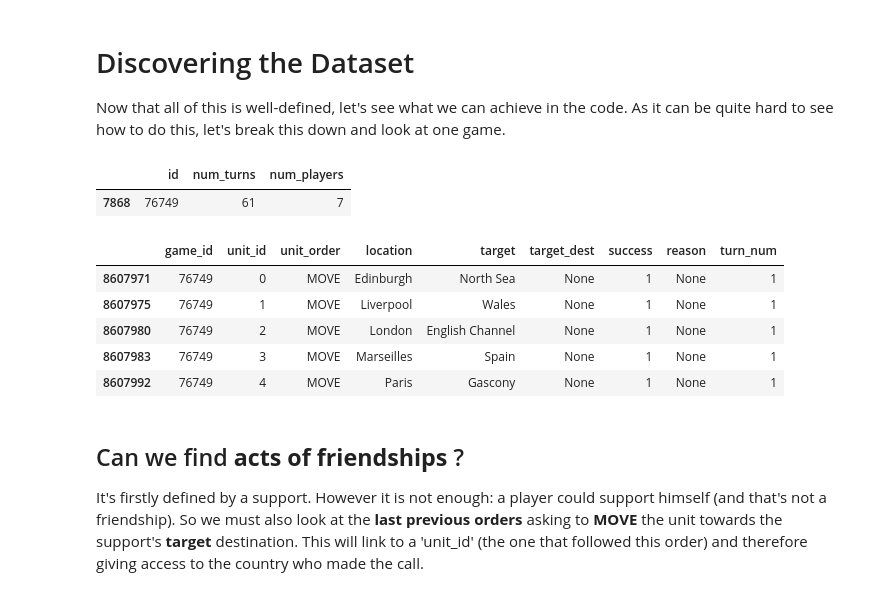
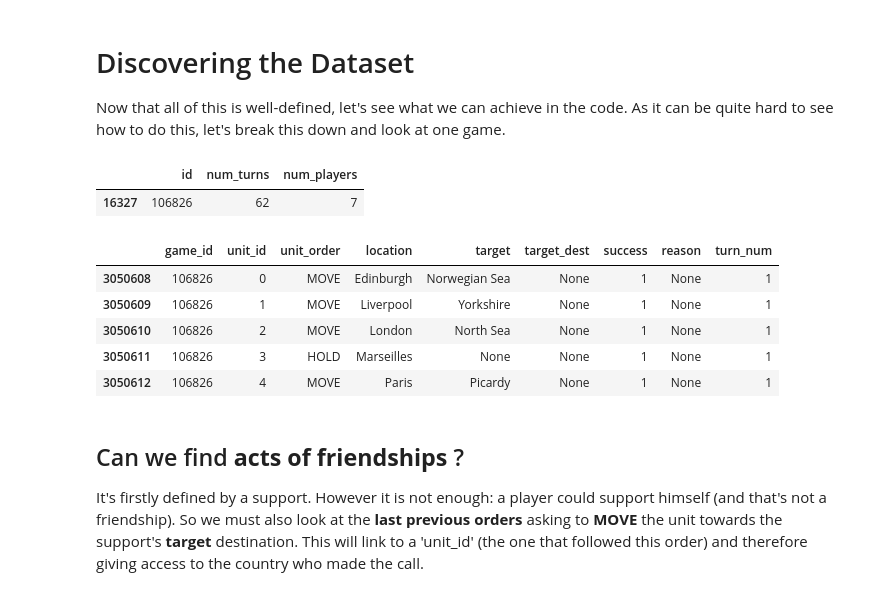
Before and after one commit to epfl-ada/ada-2020-project-milestone-p3-p3_chic, a Jupyter notebook: p4.ipynb, the cells around one changed output. Cells and saved outputs as stored; diff of their text form; code cells hidden in the pictures.

```diff
--- a/p4.ipynb
+++ b/p4.ipynb
@@ -94,12 +94,12 @@ We also give an clarification for the rows of 'all_orders' (i.e. the proper orde
 Now that all of this is well-defined, let's see what we can achieve in the code. As it can be quite hard to see how to do this, let's break this down and look at one game.
 # %%
 # extract one game
-game = all_games.query("id == 76749")
+game = all_games.query("id == 106826")
 game_id = game.iloc[0,0]
 game
 # %% [output]
 |  | id | num_turns | num_players |
-| 7868 | 76749 | 61 | 7 |
+| 16327 | 106826 | 62 | 7 |
 # %%
 # for this game, extract turns, orders and units
 turns = all_turns.query("game_id == {}".format(game_id))
@@ -108,11 +108,11 @@ units = all_units.query("game_id == {}".format(game_id))
 orders.head()
 # %% [output]
 |  | game_id | unit_id | unit_order | location | target | target_dest | success | reason | turn_num |
-| 8607971 | 76749 | 0 | MOVE | Edinburgh | North Sea | None | 1 | None | 1 |
-| 8607975 | 76749 | 1 | MOVE | Liverpool | Wales | None | 1 | None | 1 |
-| 8607980 | 76749 | 2 | MOVE | London | English Channel | None | 1 | None | 1 |
-| 8607983 | 76749 | 3 | MOVE | Marseilles | Spain | None | 1 | None | 1 |
-| 8607992 | 76749 | 4 | MOVE | Paris | Gascony | None | 1 | None | 1 |
+| 3050608 | 106826 | 0 | MOVE | Edinburgh | Norwegian Sea | None | 1 | None | 1 |
+| 3050609 | 106826 | 1 | MOVE | Liverpool | Yorkshire | None | 1 | None | 1 |
+| 3050610 | 106826 | 2 | MOVE | London | North Sea | None | 1 | None | 1 |
+| 3050611 | 106826 | 3 | HOLD | Marseilles | None | None | 1 | None | 1 |
+| 3050612 | 106826 | 4 | MOVE | Paris | Picardy | None | 1 | None | 1 |
 # %% [markdown]
 ## Can we find **acts of friendships** ?
 
```
Also changed, not shown: parts of 3 cells of this notebook.
